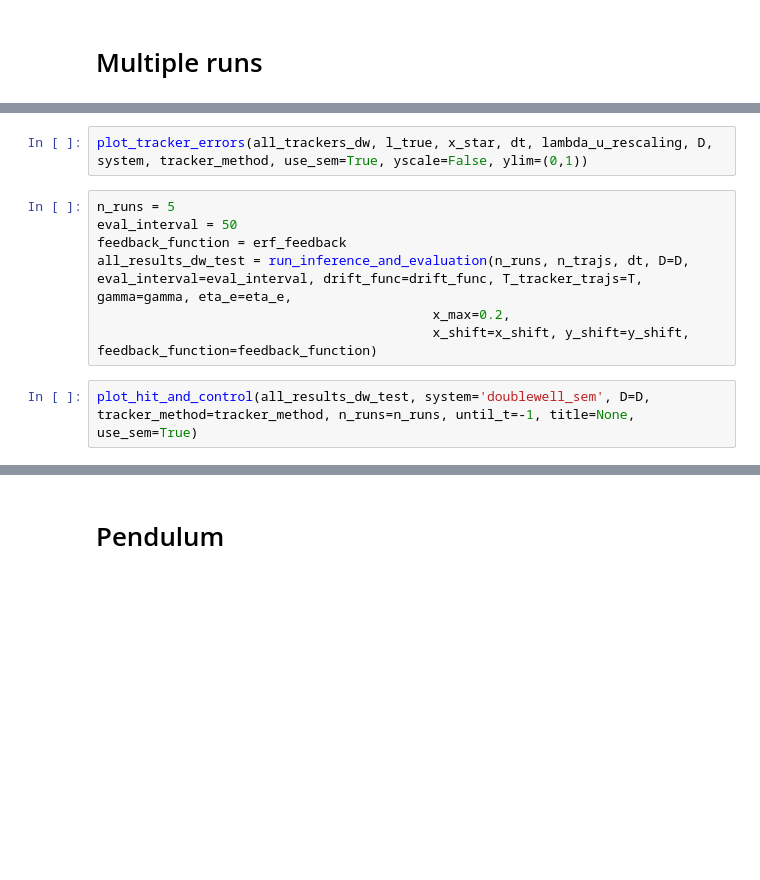
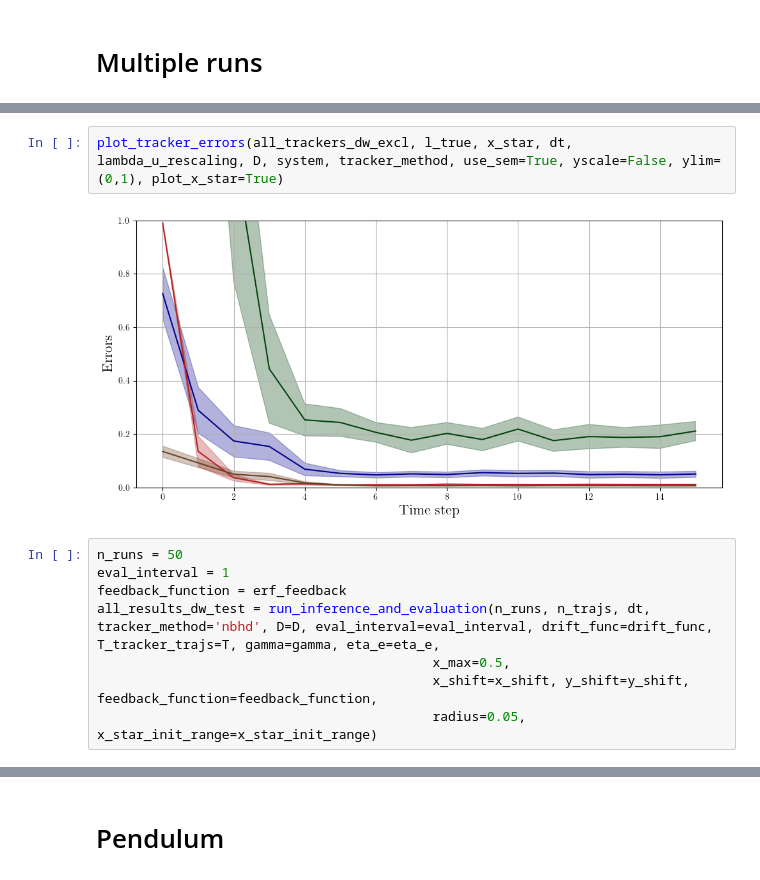
Before and after one commit to Asagodi/committor_control, a Jupyter notebook: estimation_test.ipynb, the cells around one changed output, grey strips where cells are left out. Drawn from its saved outputs; the diff is of its cells as text; blank space fills up the shorter version.

```diff
--- a/estimation_test.ipynb
+++ b/estimation_test.ipynb
@@ -2162,11 +1755,12 @@ plot_tracker_metrics(all_trackers_dw, A_linearized, l_true, x_star, dt, lambda_u
 # %%
-plot_tracker_errors(all_trackers_dw, l_true, x_star, dt, lambda_u_rescaling, D, system, tracker_method, use_sem=True, yscale=False, ylim=(0,1))
+plot_tracker_errors(all_trackers_dw_excl, l_true, x_star, dt, lambda_u_rescaling, D, system, tracker_method, use_sem=True, yscale=False, ylim=(0,1), plot_x_star=True)
+# %% [output]
+[figure, added]
 # %%
-n_runs = 5
-eval_interval = 50
+n_runs = 50
+eval_interval = 1
 feedback_function = erf_feedback
-all_results_dw_test = run_inference_and_evaluation(n_runs, n_trajs, dt, D=D, eval_interval=eval_interval, drift_func=drift_func, T_tracker_trajs=T, gamma=gamma, eta_e=eta_e,
-                                           x_max=0.2,
-                                           x_shift=x_shift, y_shift=y_shift, feedback_function=feedback_function)
+all_results_dw_test = run_inference_and_evaluation(n_runs, n_trajs, dt, tracker_method='nbhd', D=D, eval_interval=eval_interval, drift_func=drift_func, T_tracker_trajs=T, gamma=gamma, eta_e=eta_e,
+                                           x_max=0.5,
+                                           x_shift=x_shift, y_shift=y_shift, feedback_function=feedback_function,
+                                           radius=0.05, x_star_init_range=x_star_init_range)
-# %%
-plot_hit_and_control(all_results_dw_test, system='doublewell_sem', D=D, tracker_method=tracker_method, n_runs=n_runs, until_t=-1, title=None, use_sem=True)
```
Also changed, not shown: parts of 22 cells of this notebook.
